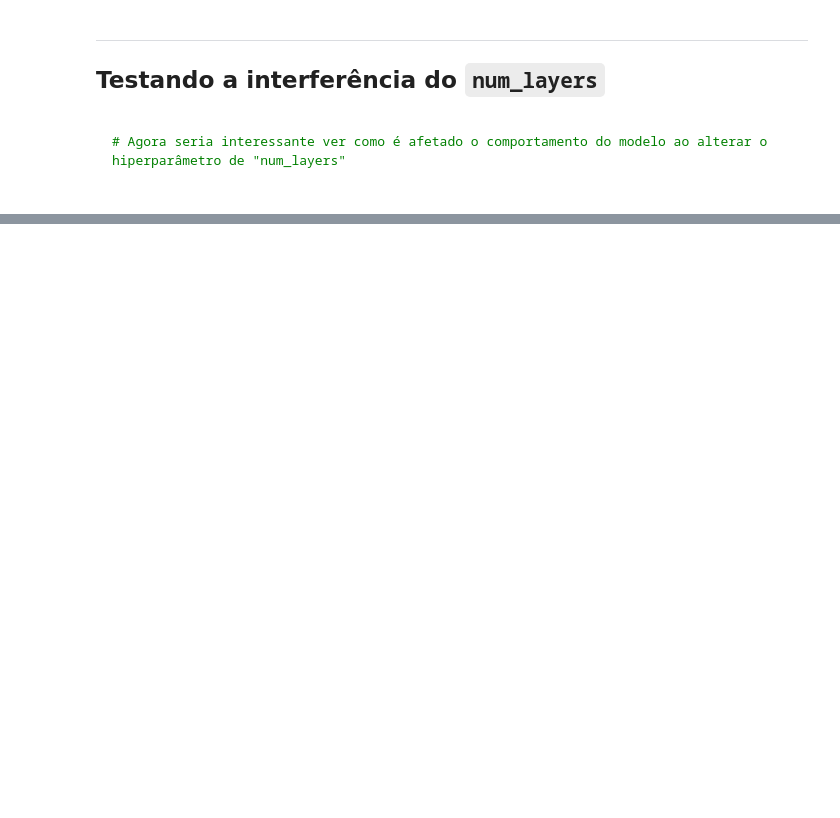
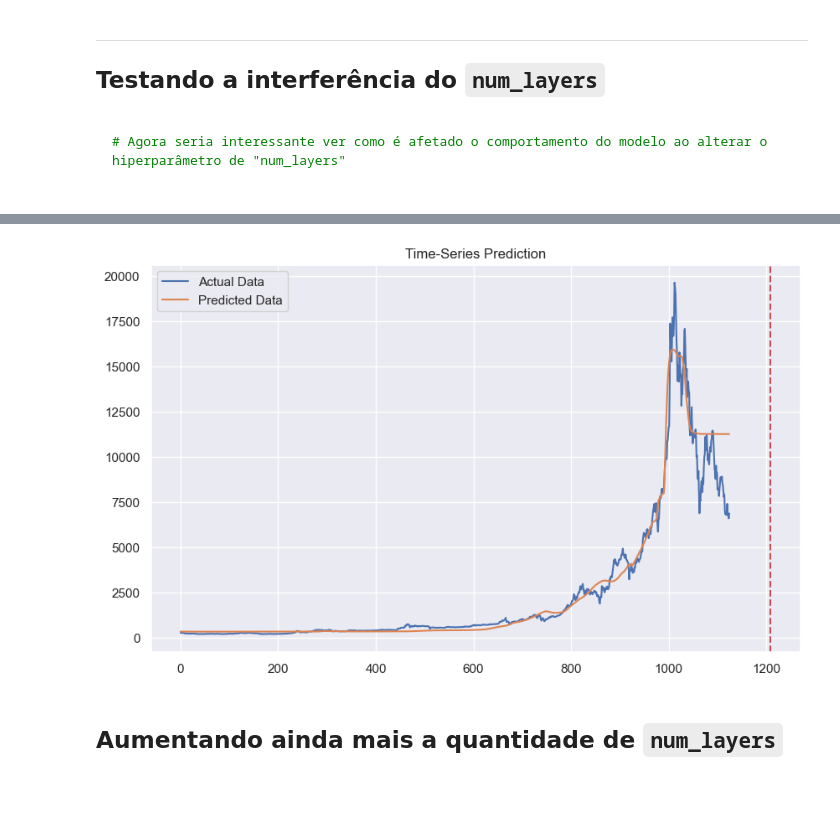
Before and after one commit to FrederickAlmeida/Predict-Bitcoin-Prices-LSTM, a Jupyter notebook: bitcoin predictions.ipynb, the cells around one changed output, grey strips where cells are left out. Drawn from its saved outputs; the diff is of its cells as text; code cells hidden in the pictures; blank space fills up the shorter version.

````diff
--- a/bitcoin predictions.ipynb
+++ b/bitcoin predictions.ipynb
@@ -410,0 +493,8 @@ plot_predictions(lstm)
+# %%
+plot_predictions(lstm, device)
+# %% [output]
+[figure, added]
+# %% [markdown]
+## Aumentando ainda mais a quantidade de `num_layers`
+
+```python
````
Also changed, not shown: parts of 39 cells of this notebook, 2 other files.
